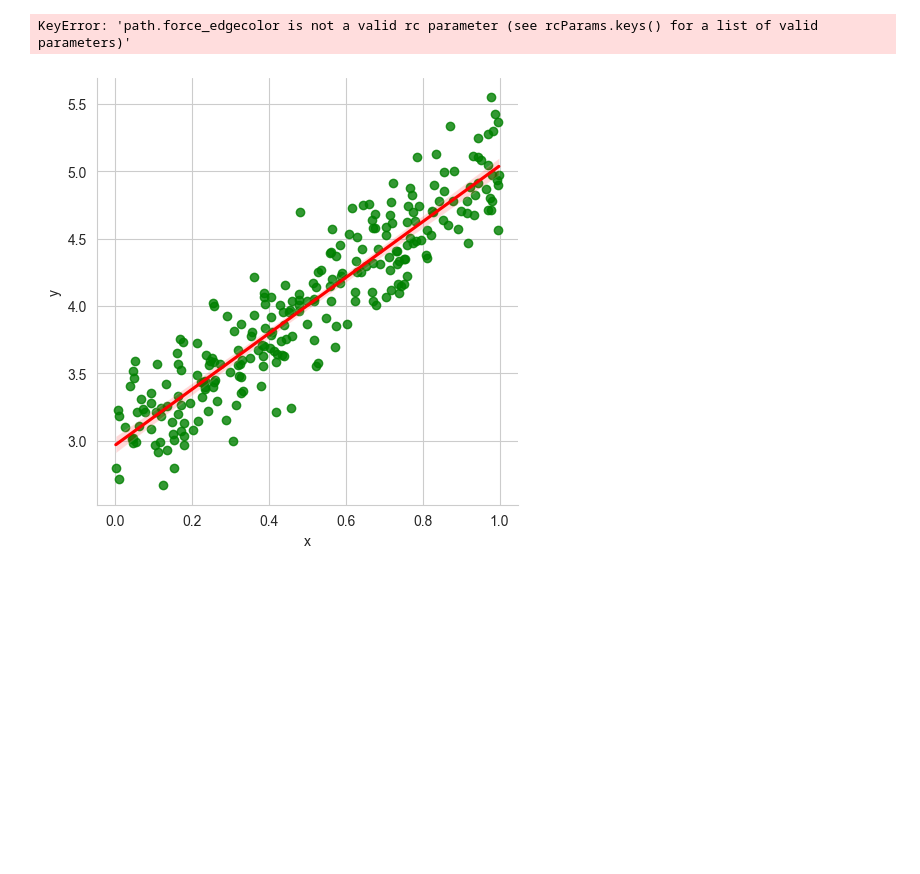
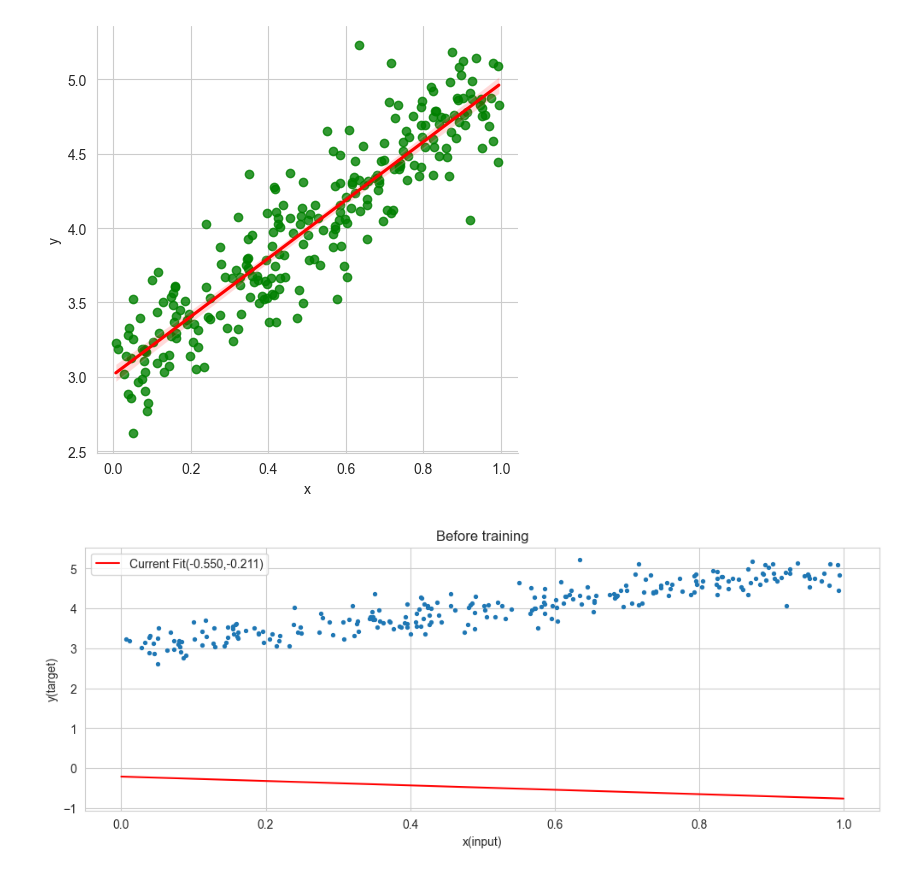
Before and after one commit to krishnabhunia/Python_Library_Codes, a Jupyter notebook: pytorch_codes/tutorial_point/pytorch_linear_reg/steps.ipynb, the cells around one changed output. Saved outputs shown, nothing was run; the diff lists cells and outputs as text; code cells hidden in the pictures; blank space fills up the shorter version.

Commit message:
linear regression model

```diff
--- a/pytorch_codes/tutorial_point/pytorch_linear_reg/steps.ipynb
+++ b/pytorch_codes/tutorial_point/pytorch_linear_reg/steps.ipynb
@@ -28,12 +28,10 @@ from matplotlib.animation import FuncAnimation # type: ignore
 import seaborn as sns # type: ignore
 import pandas as pd
 
-%matplotlib inline
+# %matplotlib inline
 
-sns.set_style(style='whitegrid')
-plt.rcParams["path.force_edgecolor"] = True
+# sns.set_style(style='whitegrid')
+# plt.rcParams["path.force_edgecolor"] = True
-# %% [output]
-KeyError: 'path.force_edgecolor is not a valid rc parameter (see rcParams.keys() for a list of valid parameters)'
 # %%
 m=2
 c=3
@@ -49,4 +47,4 @@ df['y'] = y
 
 sns.lmplot(x='x',y='y',data=df, scatter_kws={'color': 'green'}, line_kws={'color': 'red'});
 # %% [output]
-[figure, old version]
+[figure, new version]
@@ -60,0 +51,45 @@ class LinearRegressionModel(nn.Module):
+# %%
+import torch
+import torch.nn as nn
+from torch.autograd import Variable
+x_train = x.reshape(-1,1).astype('float32')
+y_train = y.reshape(-1,1).astype('float32')
+
+
+class LinearRegressionModel(nn.Module):
+    def __init__(self, input_dim, output_dim):
+        super(LinearRegressionModel, self).__init__()
+        self.linear = nn.Linear(input_dim, output_dim)
+
+
+    def forward(self, x):
+        out = self.linear(x)
+        return out
+
+input_dim = x_train.shape[1]
+output_dim = y_train.shape[1]
+input_dim, output_dim = (1,1)
+model = LinearRegressionModel(input_dim, output_dim)
+criterion = nn.MSELoss()
+[w,b] = model.parameters()
+
+def get_param_values():
+    return w.data[0][0], b.data[0]
+
+def plot_current_fit(title=""):
+    plt.figure(figsize=(12,4))
+    plt.title(title)
+    plt.scatter(x,y,s=8)
+    w1 = w.data[0][0].item()
+    b1 = b.data[0].item()
+    x1 = np.array([0., 1.])
+    y1 = x1 * w1 + b1
+    plt.plot(x1,y1,'r',label='Current Fit({:.3f},{:.3f})'.format(w1,b1))
+    plt.xlabel('x(input)')
+    plt.ylabel('y(target)')
+    plt.legend()
+    plt.show()
+
+plot_current_fit('Before training')
+# %% [output]
+[figure, added]
```
Also changed, not shown: parts of 1 cell of this notebook.
